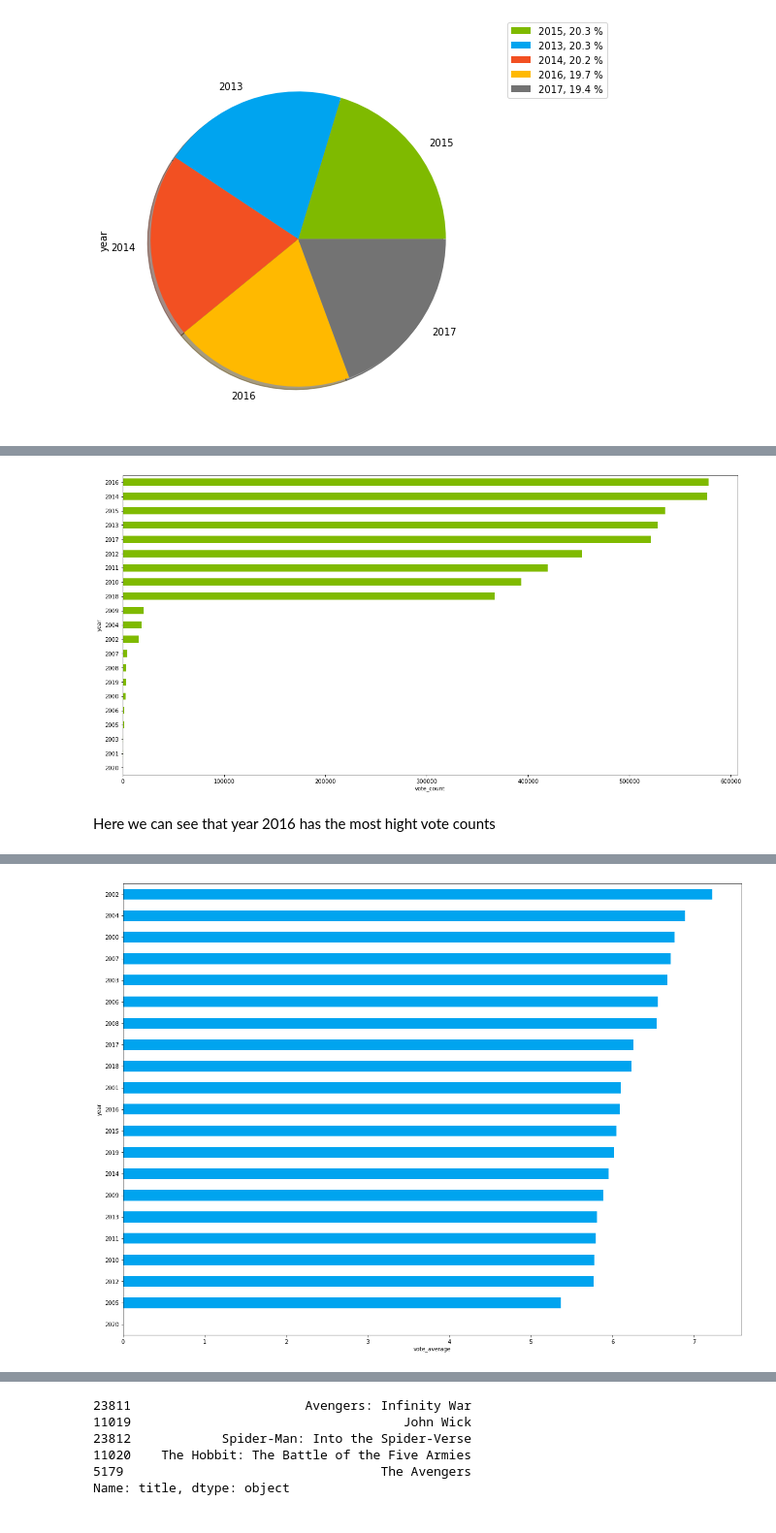
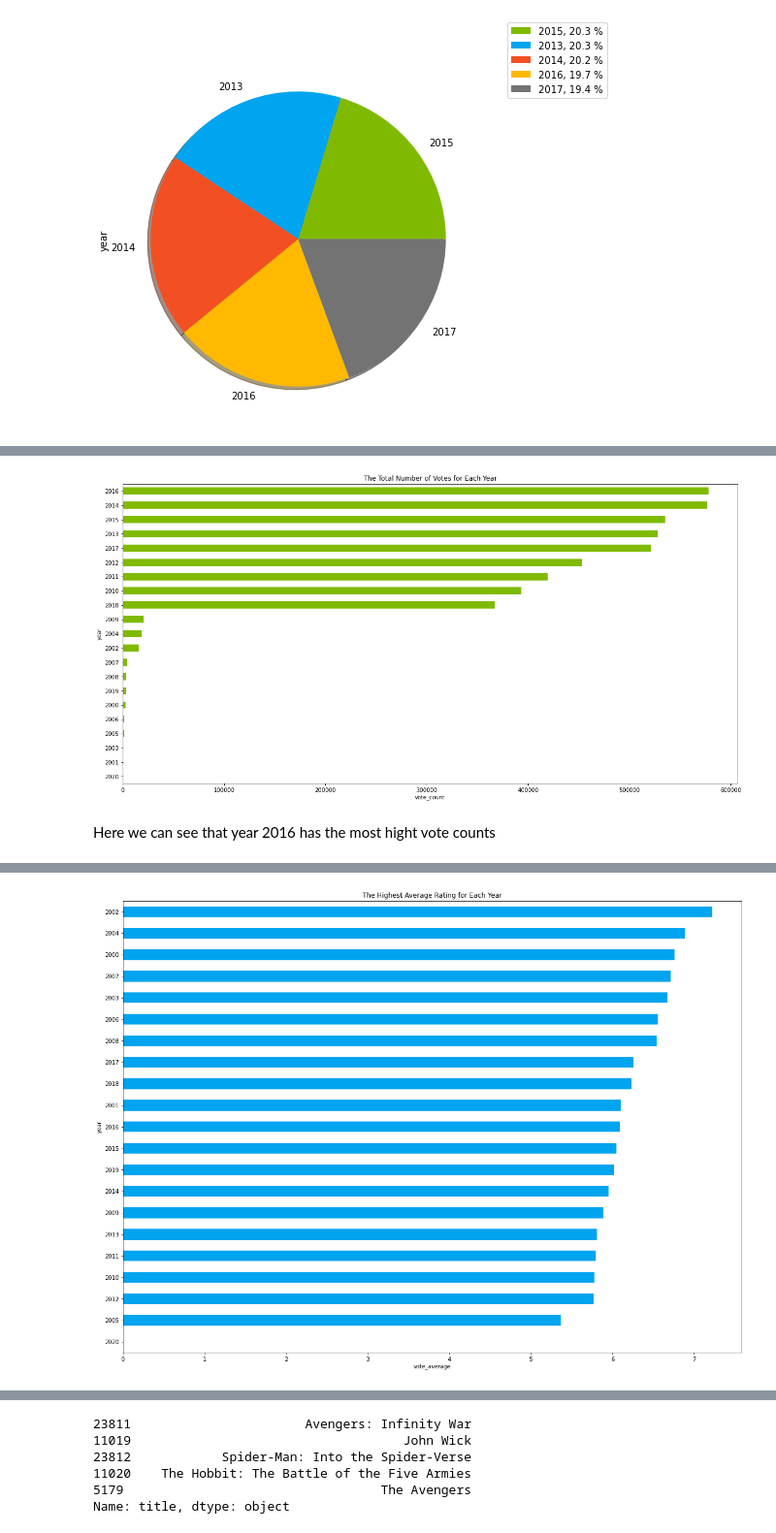
Before and after one commit to epradojr/Microsoft-Movie-Studio-Business-Proposition, a Jupyter notebook: tmdb data after 2000.ipynb, the cells around one changed output, grey strips where cells are left out. Shown at 97% size. Cells and saved outputs as stored; diff of their text form; code cells hidden in the pictures.

Commit message:
charts with title

```diff
--- a/tmdb data after 2000.ipynb
+++ b/tmdb data after 2000.ipynb
@@ -208,10 +208,11 @@ fig1, ax1 = plt.subplots(figsize=(20,10))
 
 df_year_vote_count.plot(kind='barh',colormap=colors_list)
 ax1.set_xlabel('vote_count')
+ax1.set_title('The Total Number of Votes for Each Year')
 
 plt.show()
 # %% [output]
-[figure, old version]
+[figure, new version]
 # %% [markdown]
 Here we can see that year 2016 has the most hight vote counts
 # %%
@@ -237,14 +238,15 @@ Name: vote_average, dtype: float64
 # %%
 # Check the highest average rating for each year
 df_year_vote_avg=df_after_2000.groupby('year')['vote_average'].mean().sort_values(ascending=True)
 
 fig1, ax1 = plt.subplots(figsize=(20,15))
 
 df_year_vote_avg.plot(kind='barh',color='#00A4EF')
 ax1.set_xlabel('vote_average')
+ax1.set_title('The Highest Average Rating for Each Year')
 plt.show()
 # %% [output]
-[figure, old version]
+[figure, new version]
 # %%
 # Check the highest popularity for each year
 df_year_popularity_avg=df_after_2000.groupby('year')['popularity'].mean().sort_values(ascending=True)
```
Also changed, not shown: parts of 3 cells of this notebook.
